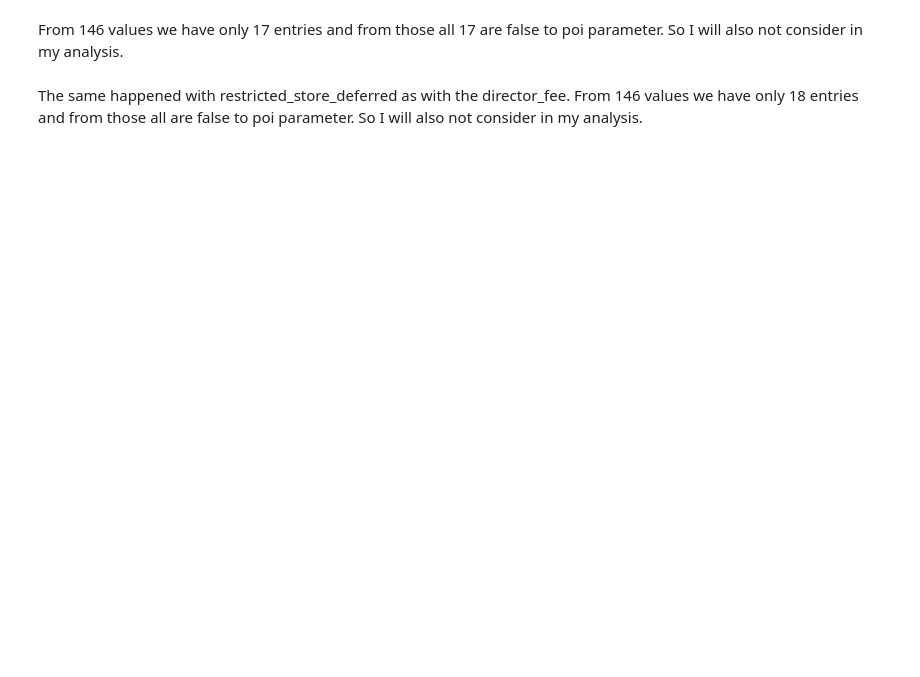
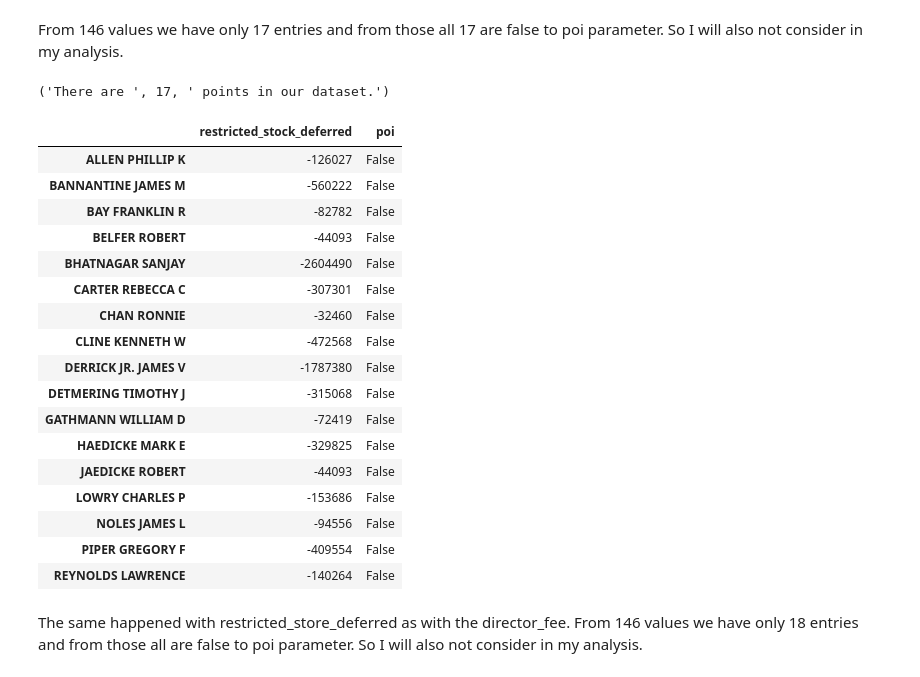
Before and after one commit to andre-yai/Udacity_MachineLearing, a Jupyter notebook: final_project/Identify Fraud from Eron Email.ipynb, the cells around one changed output. Drawn from its saved outputs; the diff is of its cells as text; code cells hidden in the pictures; blank space fills up the shorter version.

```diff
--- a/final_project/Identify Fraud from Eron Email.ipynb
+++ b/final_project/Identify Fraud from Eron Email.ipynb
@@ -432,9 +416,29 @@ director_fees_df
 # %% [markdown]
 From 146 values we have only 17 entries and from those all 17 are false to poi parameter. So I will also not consider in my analysis.
 # %%
-restricted_stock_deferred_df = eron_data[eron_data.restricted_stock_deferred != 'NaN'][['restricted_stock_deferred','poi']]
+restricted_stock_deferred_df = eron_data[eron_data.restricted_stock_deferred != 0][['restricted_stock_deferred','poi']]
 print("There are ",len(restricted_stock_deferred_df)," points in our dataset.")
 restricted_stock_deferred_df
+# %% [output]
+('There are ', 17, ' points in our dataset.')
+|  | restricted_stock_deferred | poi |
+| ALLEN PHILLIP K | -126027 | False |
+| BANNANTINE JAMES M | -560222 | False |
+| BAY FRANKLIN R | -82782 | False |
+| BELFER ROBERT | -44093 | False |
+| BHATNAGAR SANJAY | -2604490 | False |
+| CARTER REBECCA C | -307301 | False |
+| CHAN RONNIE | -32460 | False |
+| CLINE KENNETH W | -472568 | False |
+| DERRICK JR. JAMES V | -1787380 | False |
+| DETMERING TIMOTHY J | -315068 | False |
+| GATHMANN WILLIAM D | -72419 | False |
+| HAEDICKE MARK E | -329825 | False |
+| JAEDICKE ROBERT | -44093 | False |
+| LOWRY CHARLES P | -153686 | False |
+| NOLES JAMES L | -94556 | False |
+| PIPER GREGORY F | -409554 | False |
+| REYNOLDS LAWRENCE | -140264 | False |
 # %% [markdown]
 The same happened with restricted_store_deferred as with the director_fee. From 146 values we have only 18 entries and from those all are false to poi parameter. So I will also not consider in my analysis.
 # %%
```
Also changed, not shown: parts of 49 cells of this notebook, 4 other files.
